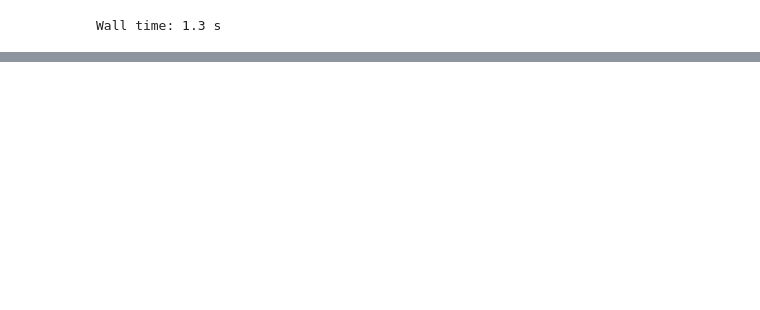
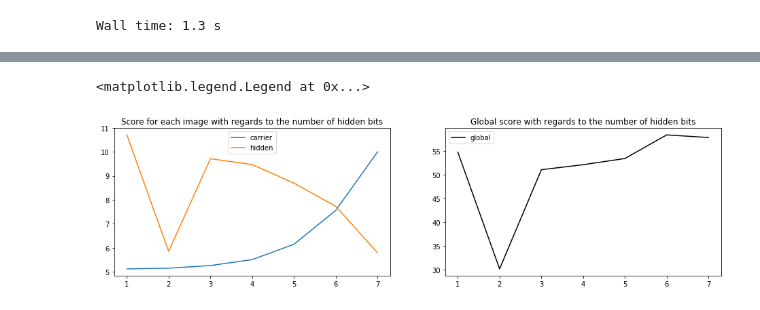
Before and after one commit to claudiadelgado92/Compressed-Sensing, a Jupyter notebook: Steganography with LSB.ipynb, the cells around one changed output, grey strips where cells are left out. Drawn from its saved outputs; the diff is of its cells as text; code cells hidden in the pictures; blank space fills up the shorter version.

```diff
--- a/Steganography with LSB.ipynb
+++ b/Steganography with LSB.ipynb
@@ -208,0 +236,16 @@ for nb_hidden_bits_encode in range(1,8):
+# %%
+plt.figure(figsize = (16,4))
+
+plt.subplot(1,2,1)
+plt.plot(range(1,8), score_carrier, label = 'carrier')
+plt.plot(range(1,8), score_hidden,label = 'hidden')
+plt.title('Score for each image with regards to the number of hidden bits')
+plt.legend()
+
+plt.subplot(1,2,2)
+plt.plot(range(1,8), score_bit, label = 'global', c = 'k')
+plt.title('Global score with regards to the number of hidden bits')
+plt.legend()
+# %% [output]
+<matplotlib.legend.Legend at 0x...>
+[figure, added]
```
Also changed, not shown: parts of 14 cells of this notebook.
